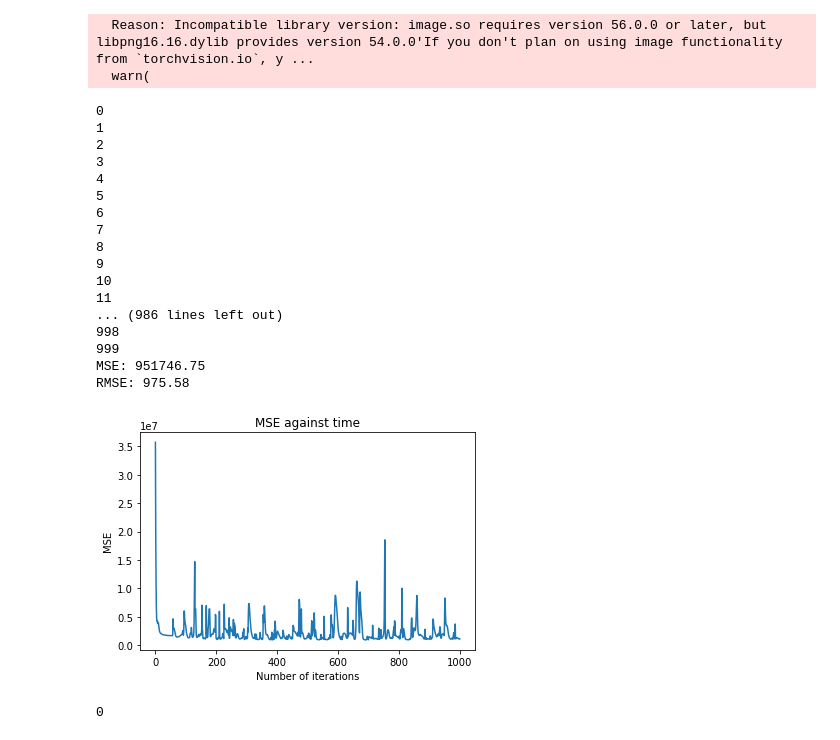
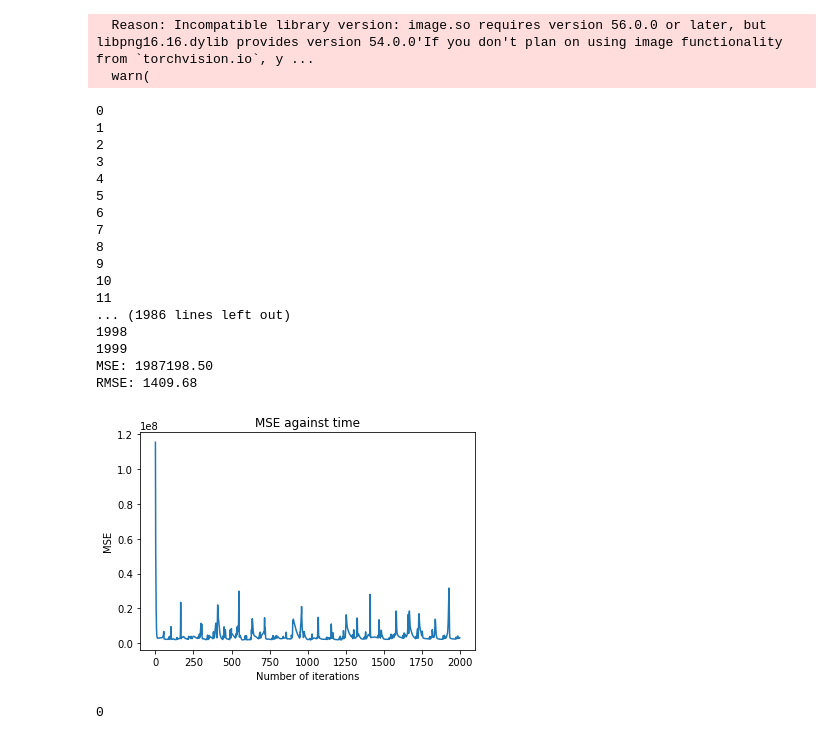
Before and after one commit to Nicklelodeon/Forecasters, a Jupyter notebook: src/ML.ipynb, the cells around one changed output. Saved outputs shown, nothing was run; the diff lists cells and outputs as text; code cells hidden in the pictures.

```diff
--- a/src/ML.ipynb
+++ b/src/ML.ipynb
@@ -59,7 +59,7 @@ model = nn.Sequential(
 loss_fn = nn.MSELoss()
 optimizer = optim.Adam(model.parameters(), lr=0.001)
 
-n_epochs = 1000   # number of epochs to run
+n_epochs = 2000  # number of epochs to run
 batch_size = 10  # size of each batch
 batch_start = torch.arange(0, len(X_train), batch_size)
 
@@ -100,39 +100,39 @@ for epoch in range(n_epochs):
         best_weights = copy.deepcopy(model.state_dict())
 
 # restore model and return best accuracy
 model.load_state_dict(best_weights)
 torch.save(model.state_dict(), "/Users/nicholas/Documents/Misc/internship A*STAR/Work/model.pt")
 new_pred = model(X_test)
 print("MSE: %.2f" % best_mse)
 print("RMSE: %.2f" % np.sqrt(best_mse))
 # plt.subplot(1, 2, 1)
 # plt.plot(predictions)
 # plt.subplot(1, 2, 2)
 plt.plot(history)
 plt.xlabel('Number of iterations')
 plt.ylabel('MSE')
 plt.title('MSE against time')
 
 plt.show()
 # %% [output]
 0
 1
 2
 3
 4
 5
 6
 7
 8
 9
 10
 11
-... (986 lines left out)
-998
-999
-MSE: 951746.75
-RMSE: 975.58
+... (1986 lines left out)
+1998
+1999
+MSE: 1987198.50
+RMSE: 1409.68
-[figure, old version]
+[figure, new version]
 # %%
 data = pd.read_csv("./6_24months_US_car_data.csv")
 # data = pd.read_csv("./6_24months_mldata.csv")
```
Also changed, not shown: 6 other files.
